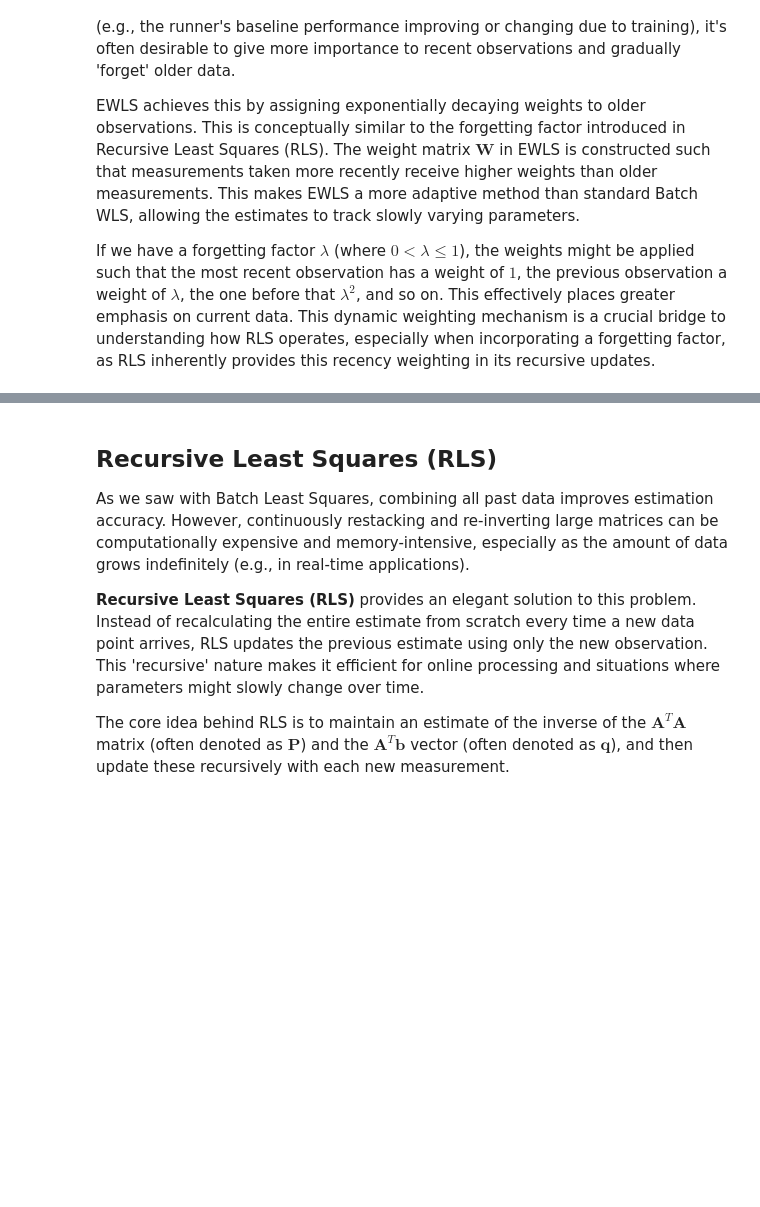
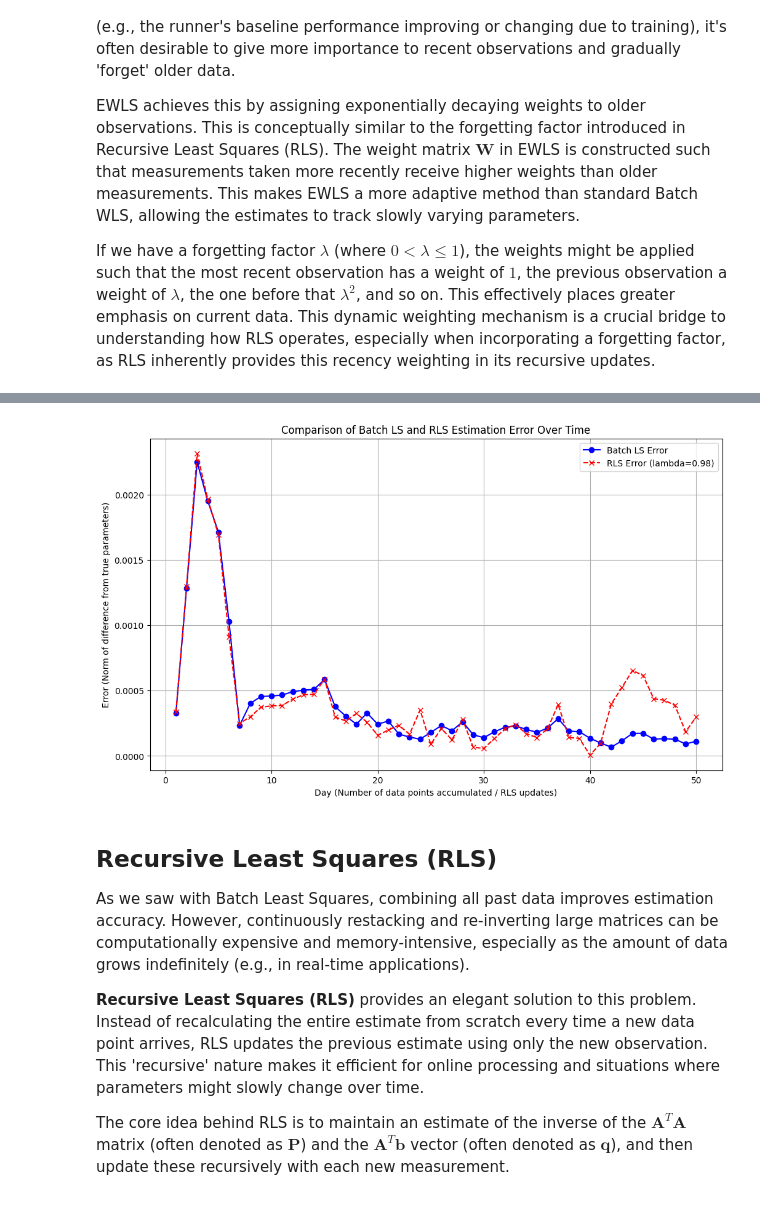
Before and after one commit to ysn9vq-gmu/rqe_tutorials, a Jupyter notebook: ls_rls.ipynb, the cells around one changed output, grey strips where cells are left out. Drawn from its saved outputs; the diff is of its cells as text; code cells hidden in the pictures; blank space fills up the shorter version.

```diff
--- a/ls_rls.ipynb
+++ b/ls_rls.ipynb
@@ -659,3 +668,18 @@ class BatchedLeastSQ:
+# %%
+# Plotting Batch LS and RLS error convergence together
+plt.figure(figsize=(12, 7))
+
+plt.plot(range(1, num_days_to_simulate + 1), batch_errors, marker='o', linestyle='-', label='Batch LS Error', color='blue')
+plt.plot(range(1, num_days_to_simulate + 1), rls_errors, marker='x', linestyle='--', label=f'RLS Error (lambda={rls_estimator.lambda_})', color='red')
+
+plt.title('Comparison of Batch LS and RLS Estimation Error Over Time')
+plt.xlabel('Day (Number of data points accumulated / RLS updates)')
+plt.ylabel('Error (Norm of difference from true parameters)')
+plt.legend()
+plt.grid(True)
+plt.show()
+# %% [output]
+[figure, added]
 # %% [markdown]
 ## Recursive Least Squares (RLS)
 
```
Also changed, not shown: parts of 15 cells of this notebook.
